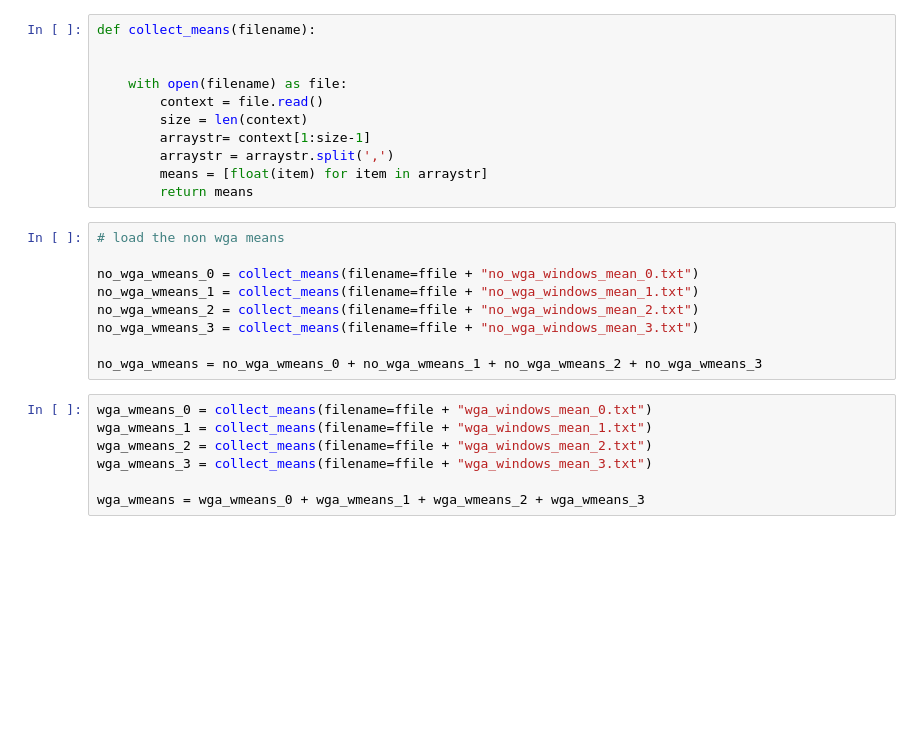
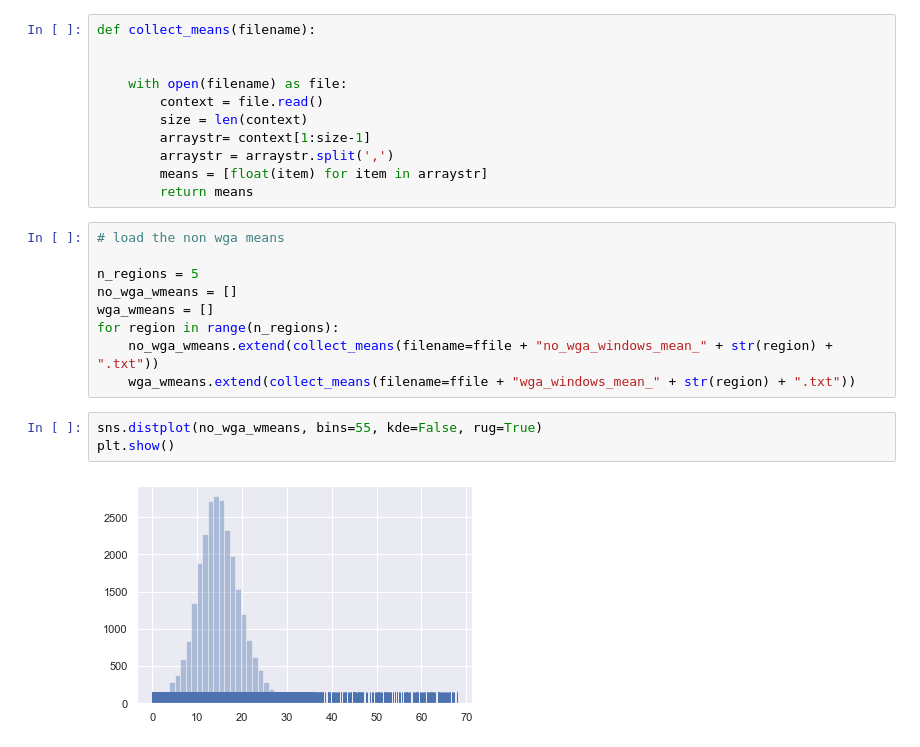
Before and after one commit to pockerman/hidden_markov_modeling, a Jupyter notebook: plot_means.ipynb, the cells around one changed output. Drawn from its saved outputs; the diff is of its cells as text; blank space fills up the shorter version.

```diff
--- a/plot_means.ipynb
+++ b/plot_means.ipynb
@@ -18,19 +18,17 @@ def collect_means(filename):
         arraystr = arraystr.split(',')
         means = [float(item) for item in arraystr]
         return means
-# %%
-# load the non wga means
-
-no_wga_wmeans_0 = collect_means(filename=ffile + "no_wga_windows_mean_0.txt")
-no_wga_wmeans_1 = collect_means(filename=ffile + "no_wga_windows_mean_1.txt")
-no_wga_wmeans_2 = collect_means(filename=ffile + "no_wga_windows_mean_2.txt")
-no_wga_wmeans_3 = collect_means(filename=ffile + "no_wga_windows_mean_3.txt")
-
-no_wga_wmeans = no_wga_wmeans_0 + no_wga_wmeans_1 + no_wga_wmeans_2 + no_wga_wmeans_3
-# %%
-wga_wmeans_0 = collect_means(filename=ffile + "wga_windows_mean_0.txt")
-wga_wmeans_1 = collect_means(filename=ffile + "wga_windows_mean_1.txt")
-wga_wmeans_2 = collect_means(filename=ffile + "wga_windows_mean_2.txt")
-wga_wmeans_3 = collect_means(filename=ffile + "wga_windows_mean_3.txt")
-
-wga_wmeans = wga_wmeans_0 + wga_wmeans_1 + wga_wmeans_2 + wga_wmeans_3
+# %%
+# load the non wga means
+
+n_regions = 5
+no_wga_wmeans = []
+wga_wmeans = []
+for region in range(n_regions):
+    no_wga_wmeans.extend(collect_means(filename=ffile + "no_wga_windows_mean_" + str(region) + ".txt"))
+    wga_wmeans.extend(collect_means(filename=ffile + "wga_windows_mean_" + str(region) + ".txt"))
+# %%
+sns.distplot(no_wga_wmeans, bins=55, kde=False, rug=True)
+plt.show()
+# %% [output]
+[figure, added]
```
Also changed, not shown: parts of 2 cells of this notebook, 3 other files.
